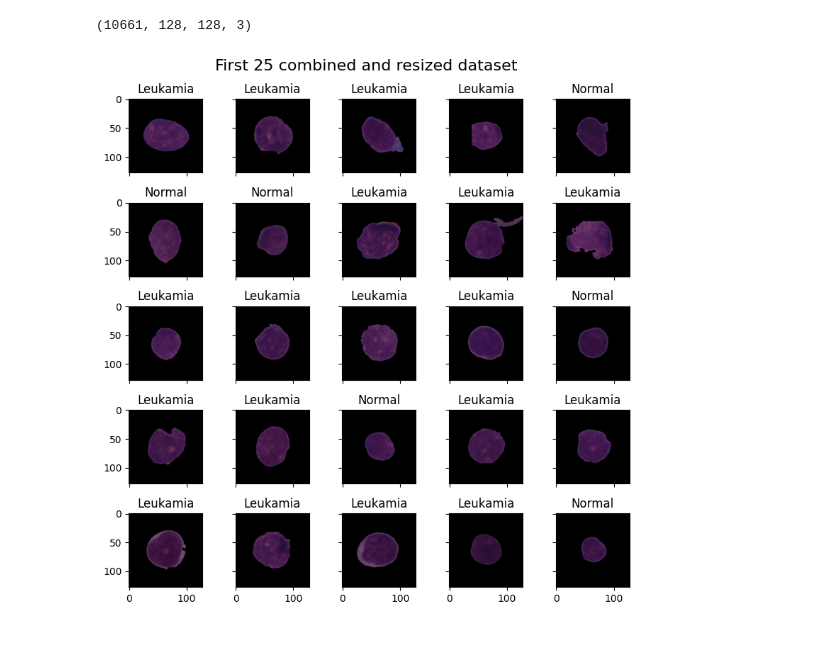
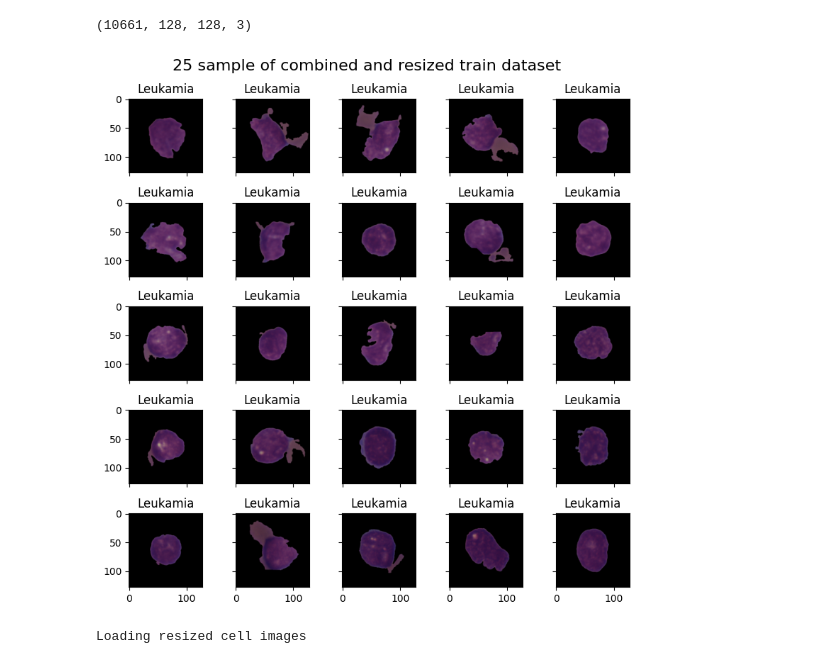
Before and after one commit to sheha919/leukemia_classification, a Jupyter notebook: leukemia_classification_unet.ipynb, the cells around one changed output. Saved outputs shown, nothing was run; the diff lists cells and outputs as text; code cells hidden in the pictures.

```diff
--- a/leukemia_classification_unet.ipynb
+++ b/leukemia_classification_unet.ipynb
@@ -106,22 +109,27 @@ X_train.shape
 (10661, 128, 128, 3)
 # %%
 #shuffle data
-combined = list(zip(X_train, Y_train))
-random.seed(42)
-random.shuffle(combined)
-X_train, Y_train= zip(*combined)
+#combined = list(zip(X_train, Y_train))
+#random.seed(42)
+#random.shuffle(combined)
+#X_train, Y_train= zip(*combined)
 # %%
 #display resized train dataset
 fig, axes = plt.subplots(nrows=5, ncols=5, sharex =True, sharey=True, figsize =(8,8))
 ax =axes.ravel()
 for i in range(0,25):
     ax[i].imshow(X_train[i])
     if Y_train[i]==1:
         ax[i].set_title('Leukamia')
     else:
         ax[i].set_title('Normal')
-fig.suptitle('First 25 combined and resized dataset', fontsize=16)
+fig.suptitle('25 sample of combined and resized train dataset', fontsize=16)
 plt.tight_layout()
 plt.show()
 # %% [output]
-[figure, old version]
+[figure, new version]
+# %%
+#resized test data
+X_test = resize_img(testpath_array)
+# %% [output]
+Loading resized cell images
```
Also changed, not shown: parts of 8 cells of this notebook.
